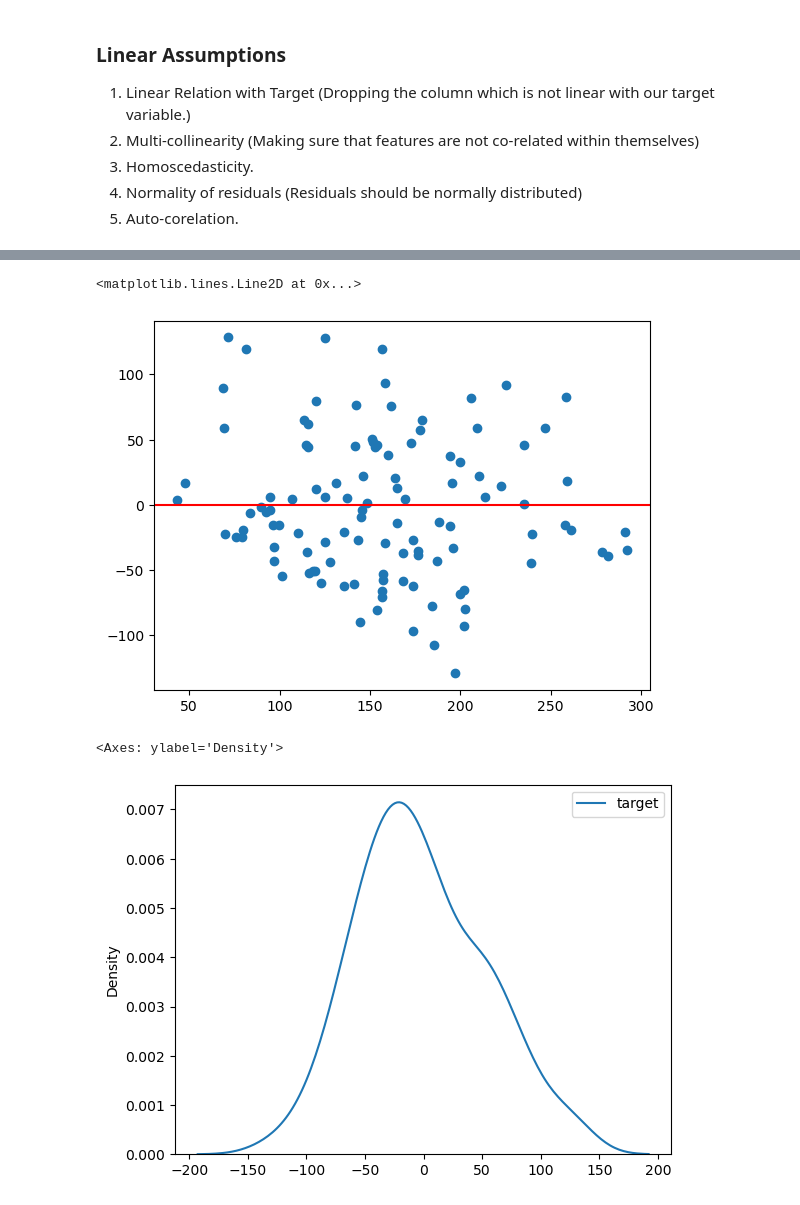
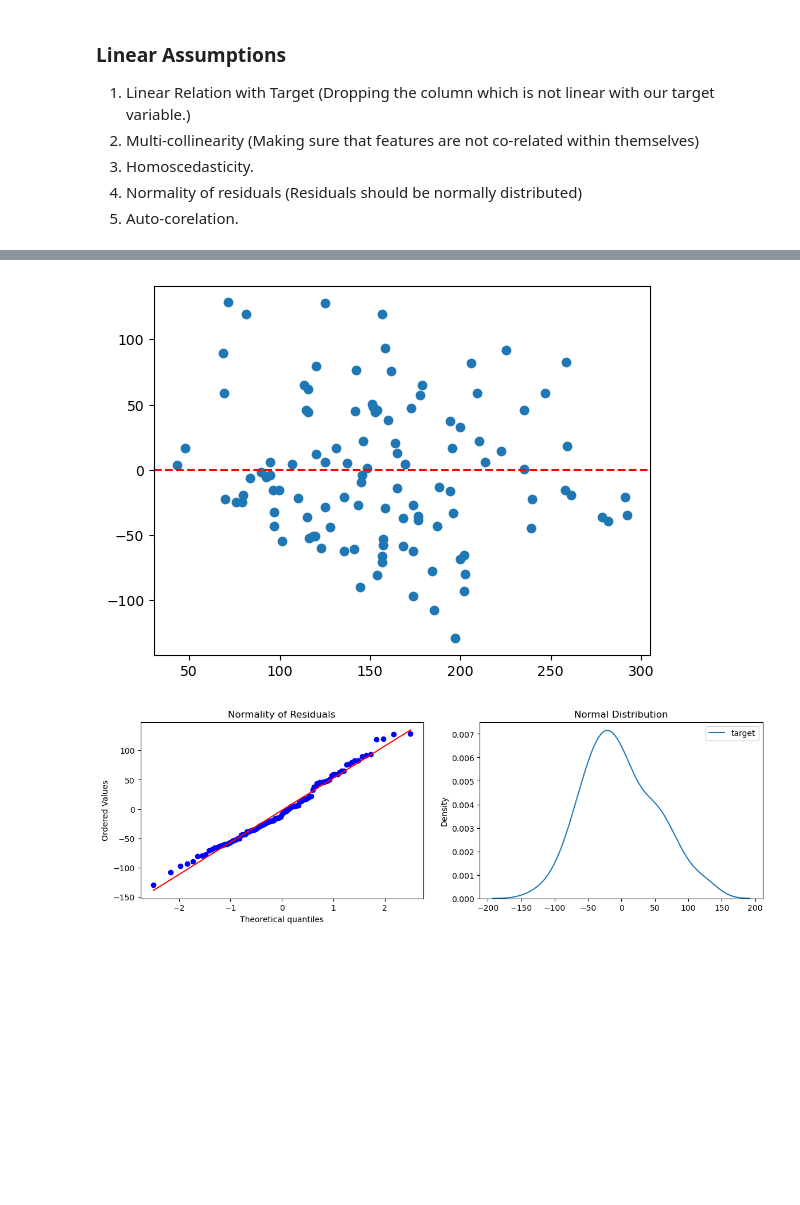
Before and after one commit to Dawood006/LinearRegression_Assumptions, a Jupyter notebook: Linear_Assumption.ipynb, the cells around one changed output, grey strips where cells are left out. Cells and saved outputs as stored; diff of their text form; code cells hidden in the pictures; blank space fills up the shorter version.

```diff
--- a/Linear_Assumption.ipynb
+++ b/Linear_Assumption.ipynb
@@ -45,0 +39,3 @@ for e,i in enumerate (df.columns[:-1]):
+# %%
+ls=Assumption()
+ls.linear_relation(df)
@@ -62,18 +59,15 @@ res=y_test-y_pred
 # %%
 # Homoscedasticity: the residuals should be even on both sides of the line.
 # %%
-plt.scatter(y_pred,res)
-plt.axhline(y=0,color='red')
+ls.Homoscedasticity(y_pred,res)
 # %% [output]
-<matplotlib.lines.Line2D at 0x...>
 [figure]
 # %%
 # Normality of residuals.
 # %%
-sns.kdeplot(res)
+ls.QQplot(res)
 # %% [output]
-<Axes: ylabel='Density'>
-[figure, old version]
+[figure, new version]
 # %%
  # Auto-corelation: There should not be any pattern
 # %%
```
Also changed, not shown: parts of 6 cells of this notebook.
